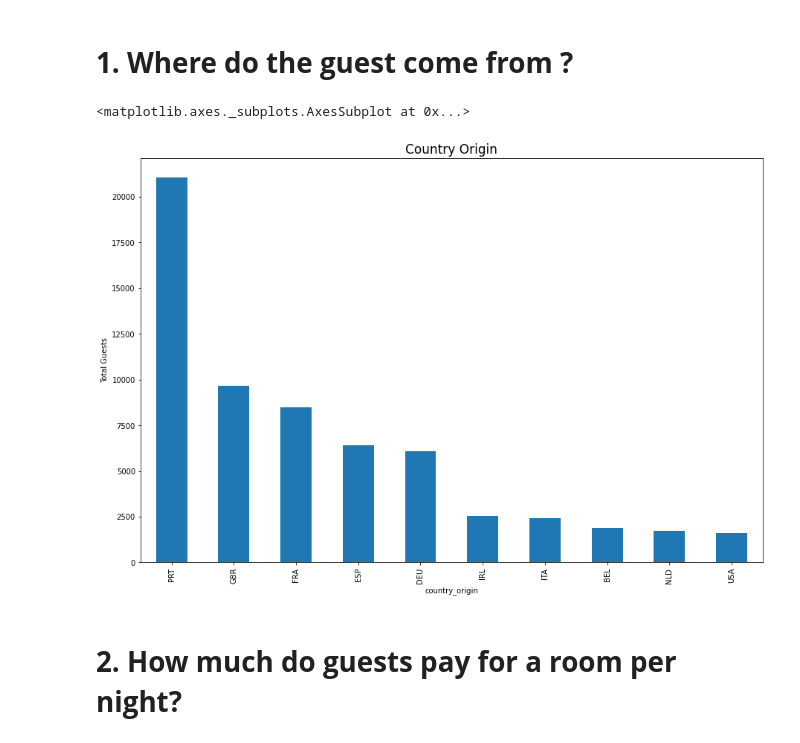
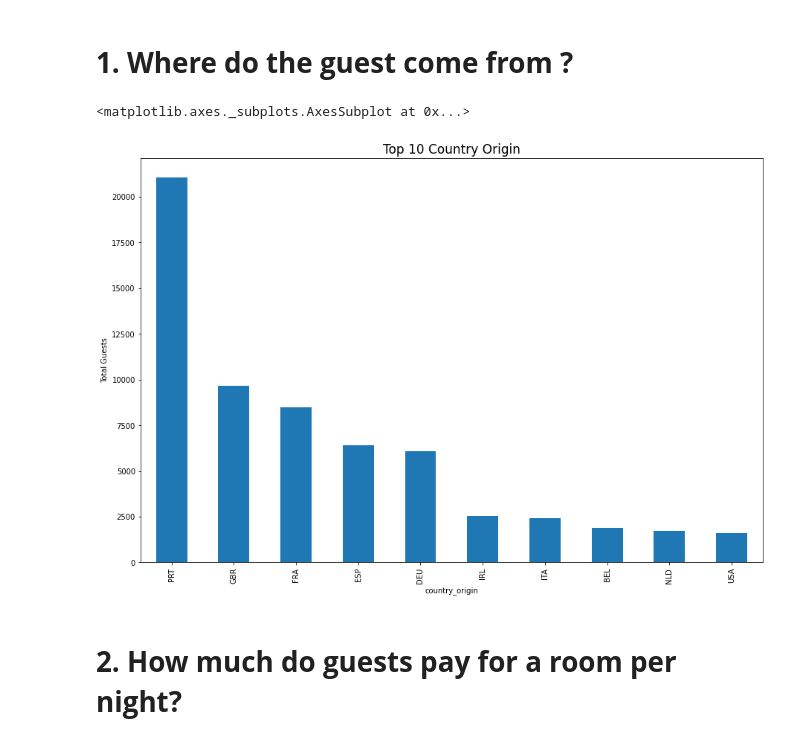
Before and after one commit to tubagus86/IYKRA-Fellowship, a Jupyter notebook: Practice_case2.ipynb, the cells around one changed output. Saved outputs shown, nothing was run; the diff lists cells and outputs as text; code cells hidden in the pictures.

```diff
--- a/Practice_case2.ipynb
+++ b/Practice_case2.ipynb
@@ -42,15 +47,15 @@ Berdasarkan hasil di atas, terdapat missing values pada kolom children, country_
 # %%
 # Filter is_canceled = 0
 
 df_ritz1 = df_ritz[df_ritz.is_canceled.eq(0)]
 
 plt.figure(figsize = (15,10))
-plt.title("Country Origin", fontsize = 17)
+plt.title("Top 10 Country Origin", fontsize = 17)
 plt.ylabel("Total Guests")
 df_ritz1.groupby(['country_origin']).size().sort_values(ascending= False).head(10).plot.bar()
 # %% [output]
 <matplotlib.axes._subplots.AxesSubplot at 0x...>
-[figure, old version]
+[figure, new version]
 # %% [markdown]
 # **2. How much do guests pay for a room per night?**
 # %%
```
Also changed, not shown: parts of 2 cells of this notebook.
